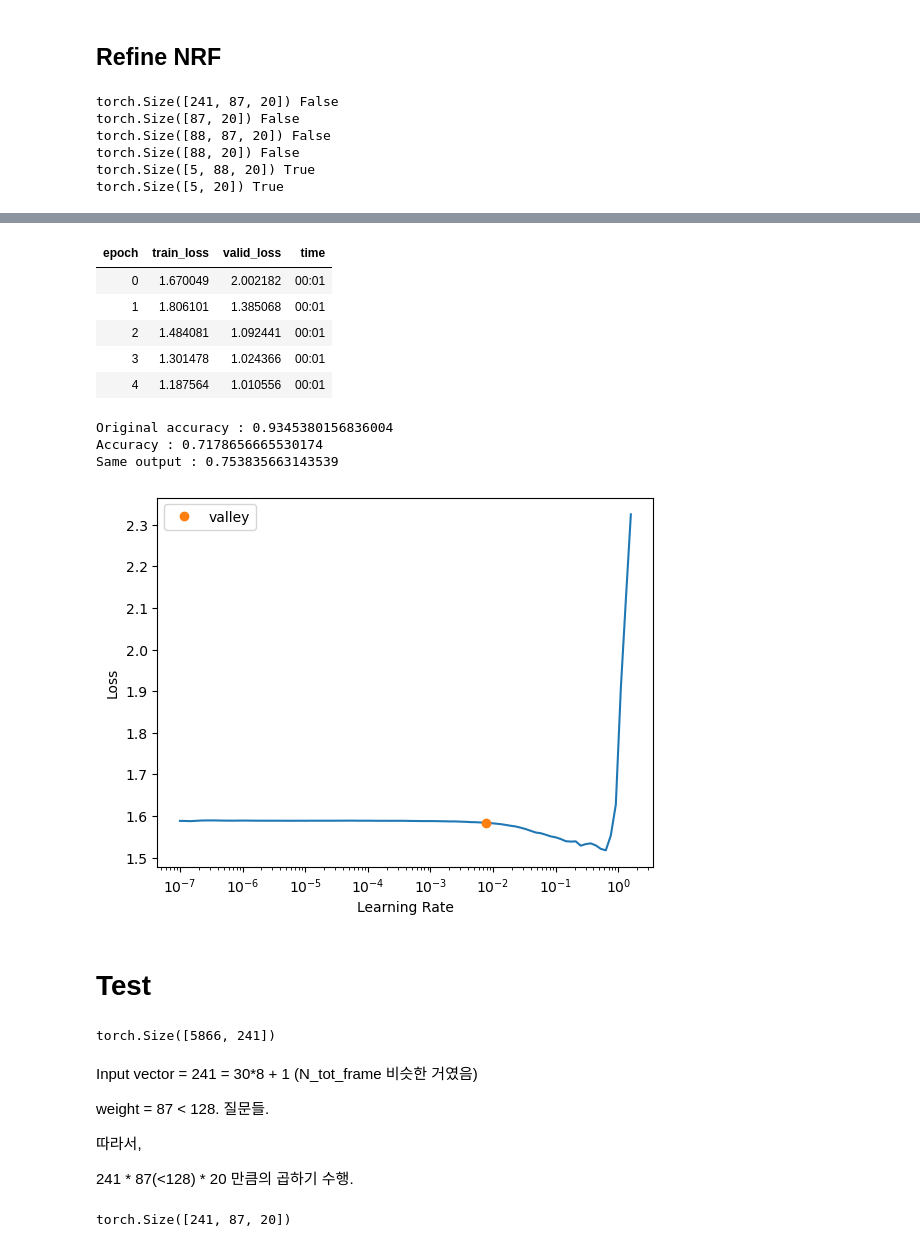
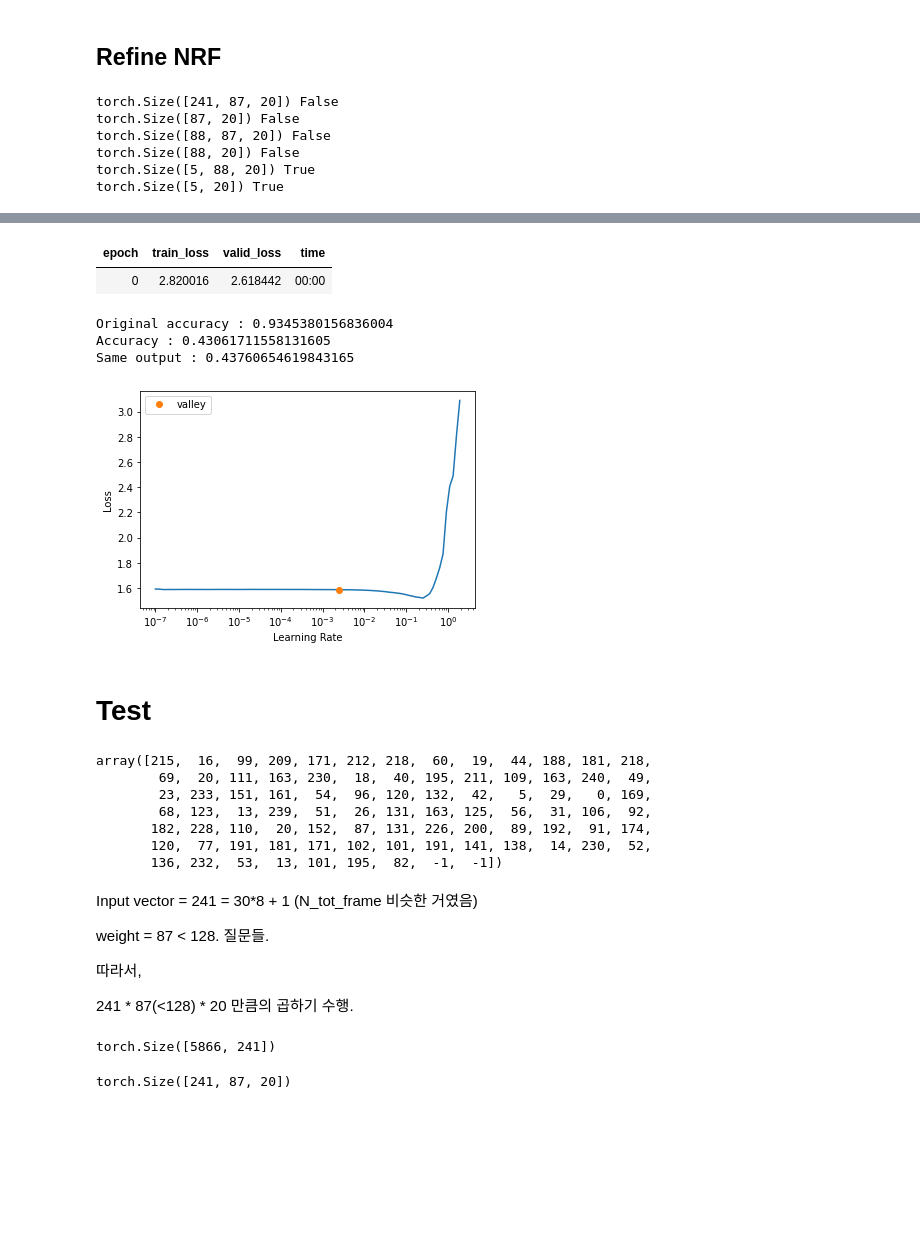
Before and after one commit to Deep-In-Sight/Kinect_BBS_demo, a Jupyter notebook: nbs/RF2NRF_2022.ipynb, the cells around one changed output, grey strips where cells are left out. Cells and saved outputs as stored; diff of their text form; code cells hidden in the pictures; blank space fills up the shorter version.

```diff
--- a/nbs/RF2NRF_2022.ipynb
+++ b/nbs/RF2NRF_2022.ipynb
@@ -165,9 +163,6 @@ Match between tanh and original : 0.522673031026253
 # %% [markdown]
 ## Refine NRF
 # %%
-from fastai.tabular.all import *
-from hnrf.misc import CrossEntropyLabelSmoothing
-
 # Fine tuning
 Nmodel.freeze_layer("comparator")
 Nmodel.freeze_layer("matcher")
@@ -186,48 +181,40 @@ valid_dl = DataLoader(valid_ds, batch_size=bs)
 dls = DataLoaders(train_dl, valid_dl)
 
 learn = Learner(dls, Nmodel, loss_func=CrossEntropyLabelSmoothing())
 
 learn.lr_find()
 #learn.recorder.plot()
-learn.fit_one_cycle(5, 0.3)
+learn.fit_one_cycle(1, 0.3)
 
 ## Fine-tuned NRF model
 pred = rf_model.predict(X_valid)
 
 with torch.no_grad():
     neural_pred = Nmodel(torch.tensor(X_valid).float()).argmax(dim=1).numpy()
 
 print(f"Original accuracy : {(pred == y_valid).mean()}")
 print(f"Accuracy : {(neural_pred == y_valid).mean()}")
 print(f"Same output : {(neural_pred == pred).mean()}")
 
 save = False
 if save:
     pickle.dump(Nmodel, open(f"Nmodel_{action}_{cam}.pickle", "wb"))
 # %% [output]
 torch.Size([241, 87, 20]) False
 torch.Size([87, 20]) False
 torch.Size([88, 87, 20]) False
 torch.Size([88, 20]) False
 torch.Size([5, 88, 20]) True
 torch.Size([5, 20]) True
 [interactive output not drawn]
 | epoch | train_loss | valid_loss | time |
-| 0 | 1.670049 | 2.002182 | 00:01 |
-| 1 | 1.806101 | 1.385068 | 00:01 |
-| 2 | 1.484081 | 1.092441 | 00:01 |
-| 3 | 1.301478 | 1.024366 | 00:01 |
-| 4 | 1.187564 | 1.010556 | 00:01 |
+| 0 | 2.820016 | 2.618442 | 00:00 |
 Original accuracy : 0.9345380156836004
-Accuracy : 0.7178656665530174
-Same output : 0.753835663143539
+Accuracy : 0.43061711558131605
+Same output : 0.43760654619843165
-[figure, old version]
+[figure, new version]
 # %% [markdown]
 # Test
-# %%
-torch.tensor(X_valid).float().shape
-# %% [output]
-torch.Size([5866, 241])
 # %%
 from hnrf.hnrf import HEDT
 homomorphic_trees = [HEDT(w0, b0, w1, b1, w2, b2)
@@ -234,0 +224,10 @@ homomorphic_trees = [HEDT(w0, b0, w1, b1, w2, b2)
+# %%
+t1.comparator
+# %% [output]
+array([215,  16,  99, 209, 171, 212, 218,  60,  19,  44, 188, 181, 218,
+        69,  20, 111, 163, 230,  18,  40, 195, 211, 109, 163, 240,  49,
+        23, 233, 151, 161,  54,  96, 120, 132,  42,   5,  29,   0, 169,
+        68, 123,  13, 239,  51,  26, 131, 163, 125,  56,  31, 106,  92,
+       182, 228, 110,  20, 152,  87, 131, 226, 200,  89, 192,  91, 174,
+       120,  77, 191, 181, 171, 102, 101, 191, 141, 138,  14, 230,  52,
+       136, 232,  53,  13, 101, 195,  82,  -1,  -1])
@@ -240,6 +241,10 @@ weight = 87 < 128. 질문들.
 따라서,
 
 241 * 87(<128) * 20 만큼의 곱하기 수행.
+# %%
+torch.tensor(X_valid).float().shape
+# %% [output]
+torch.Size([5866, 241])
 # %%
 Nmodel.comparator.shape
 # %% [output]
```
Also changed, not shown: parts of 27 cells of this notebook.
